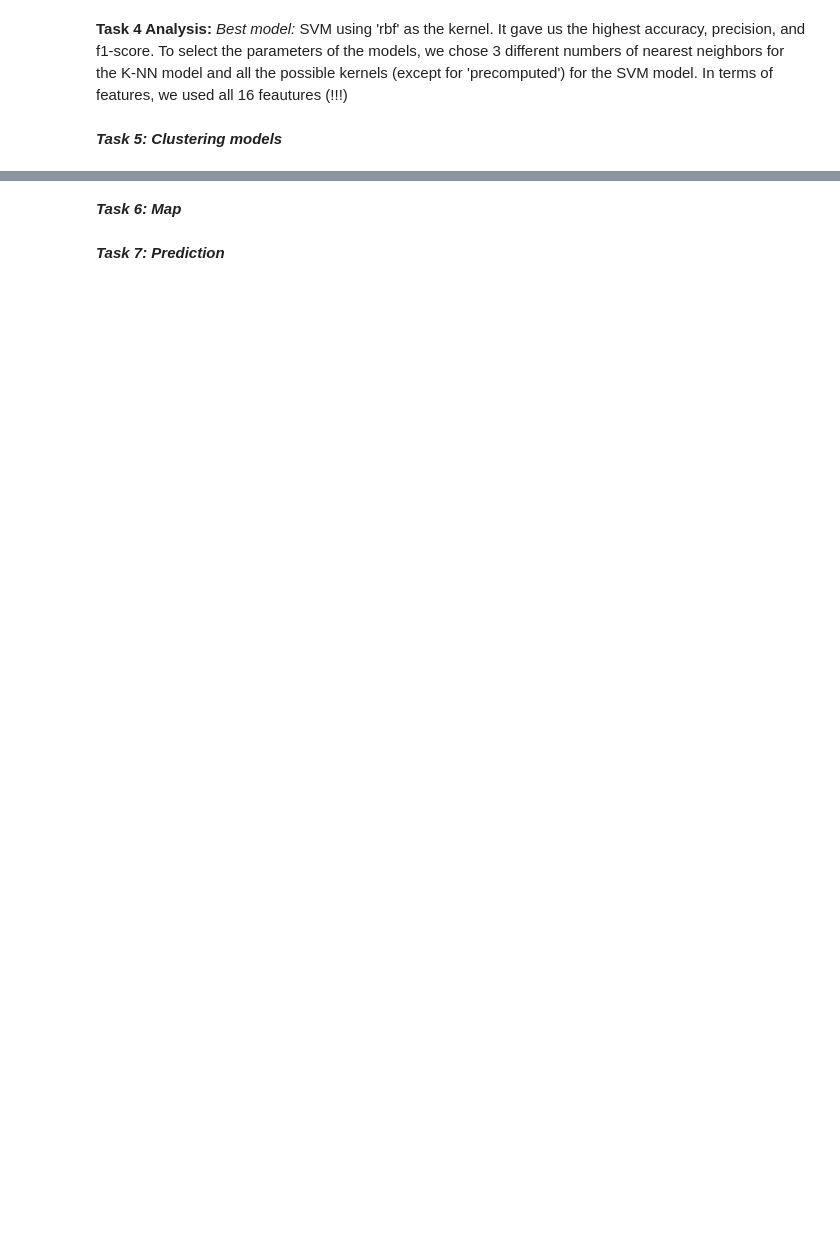
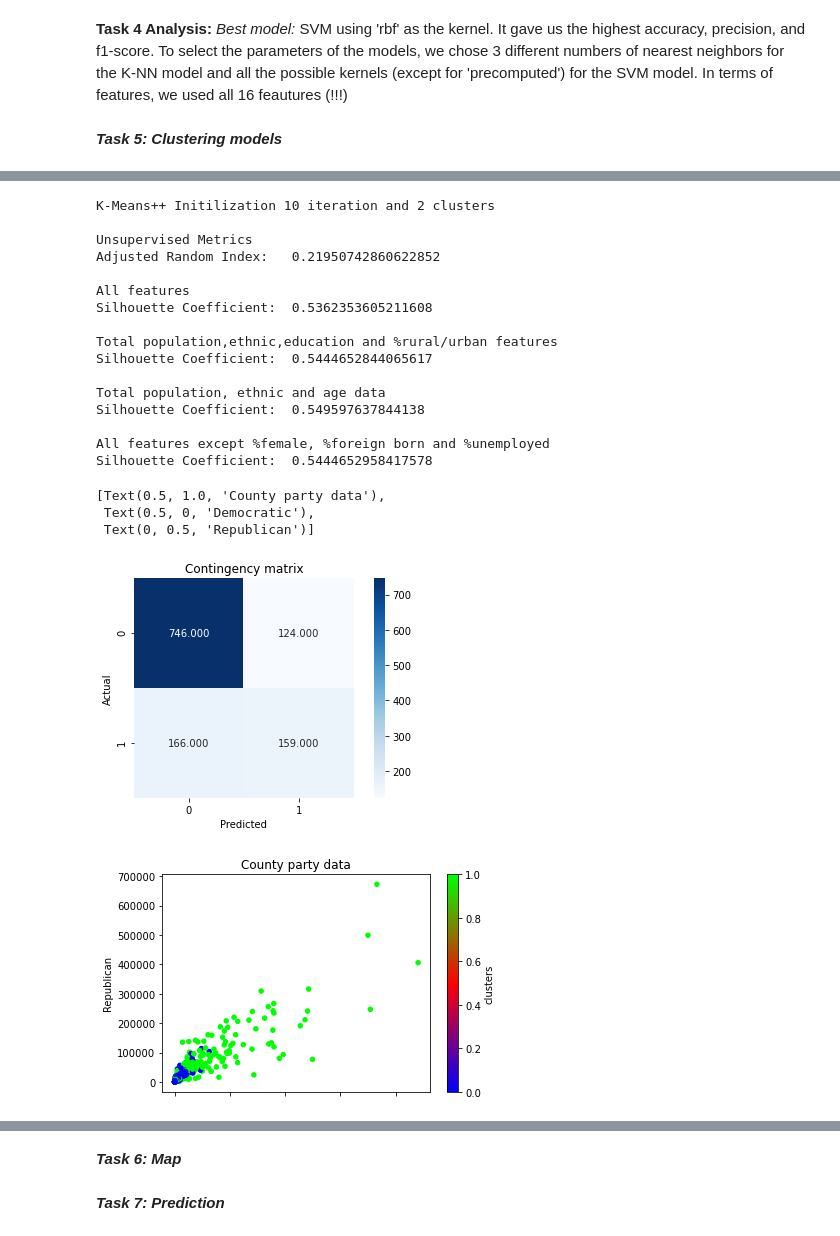
Before and after one commit to PariSolunke/cs418-project2, a Jupyter notebook: Project-2.ipynb, the cells around one changed output, grey strips where cells are left out. Saved outputs shown, nothing was run; the diff lists cells and outputs as text; code cells hidden in the pictures; blank space fills up the shorter version.

```diff
--- a/Project-2.ipynb
+++ b/Project-2.ipynb
@@ -402,0 +577,51 @@ SVM - sigmoid   0.662       [0.739 0.368]   [0.817 0.269]   [0.776 0.311]
+# %%
+#KMeans clustering 10 iterations, 2n clusters, k-means++ initialization
+ #Show Clusters
+clustering = KMeans(n_clusters = 2, n_init = 10, random_state = 0, init = 'k-means++' ).fit(x_scaled)
+clusters = clustering.labels_
+df["clusters"] = pd.Series(clusters) #update data frame
+
+#Unsupervised metrics
+print("K-Means++ Initilization 10 iteration and 2 clusters\n")
+print("Unsupervised Metrics")
+adjusted_rand_index = metrics.adjusted_rand_score(y, clusters)
+print("Adjusted Random Index:\t",adjusted_rand_index, "\n")
+num = 0
+for f in [x, x_1, x_2, x_3]: #different feature sets
+    silhouette_coefficient = metrics.silhouette_score(f, clusters, metric = "euclidean")
+    print(feature_set[num])
+    print("Silhouette Coefficient:\t", silhouette_coefficient, "\n")
+    num += 1
+
+#Supervised metrics
+cont_matrix = metrics.cluster.contingency_matrix(y, clusters)
+sns.heatmap(cont_matrix, annot = True, fmt = ".3f", square = True, cmap = plt.cm.Blues)
+plt.ylabel('Actual')
+plt.xlabel('Predicted')
+plt.title('Contingency matrix')
+plt.tight_layout()
+
+ax = df.plot(kind = 'scatter', x = 'Democratic', y = 'Republican', c = 'clusters', colormap = plt.cm.brg)
+ax.set(title = 'County party data', xlabel = 'Democratic', ylabel = 'Republican')
+# %% [output]
+K-Means++ Initilization 10 iteration and 2 clusters
+
+Unsupervised Metrics
+Adjusted Random Index:   0.21950742860622852
+
+All features
+Silhouette Coefficient:  0.5362353605211608
+
+Total population,ethnic,education and %rural/urban features
+Silhouette Coefficient:  0.5444652844065617
+
+Total population, ethnic and age data
+Silhouette Coefficient:  0.549597637844138
+
+All features except %female, %foreign born and %unemployed
+Silhouette Coefficient:  0.5444652958417578
+[Text(0.5, 1.0, 'County party data'),
+ Text(0.5, 0, 'Democratic'),
+ Text(0, 0.5, 'Republican')]
+[figure, added]
+[figure, added]
```
Also changed, not shown: parts of 17 cells of this notebook.
